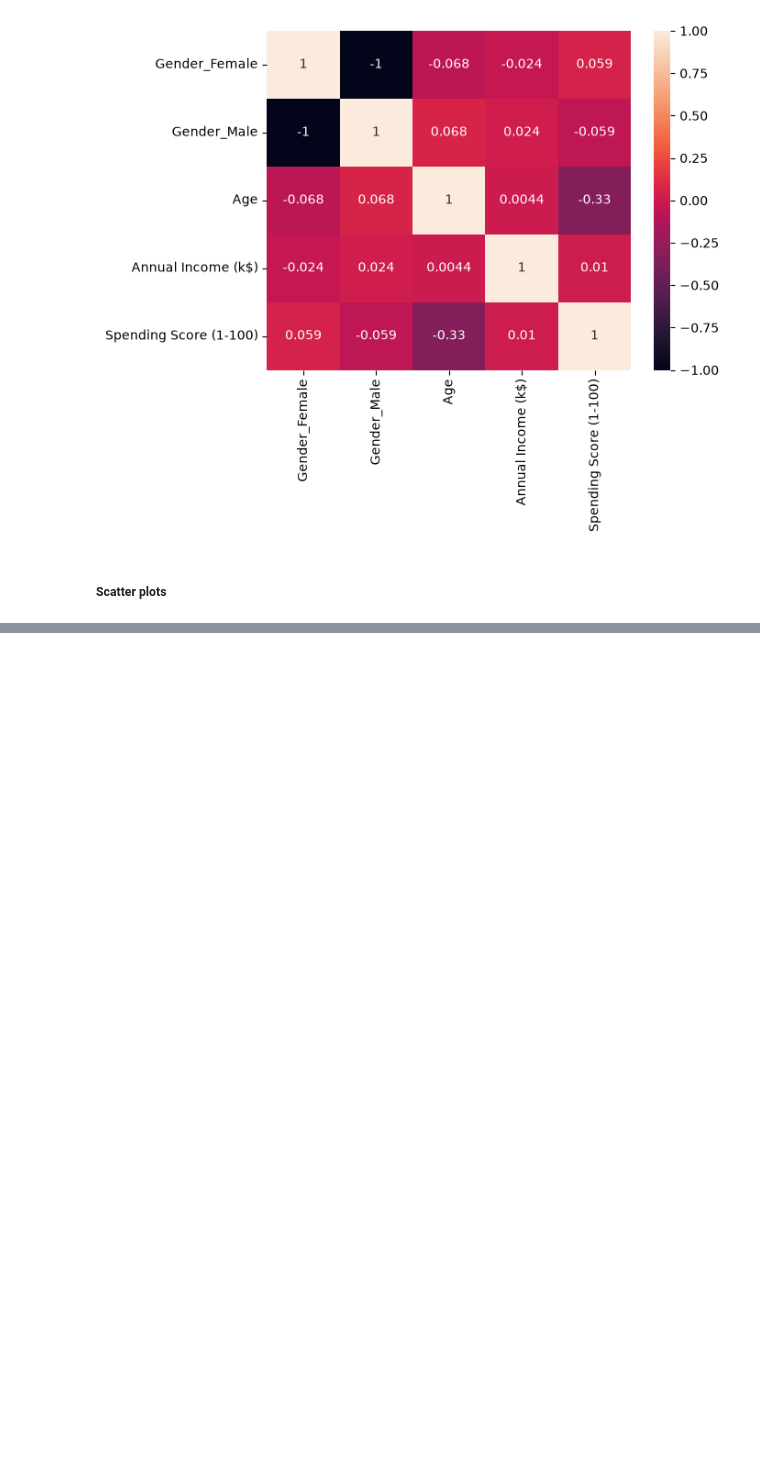
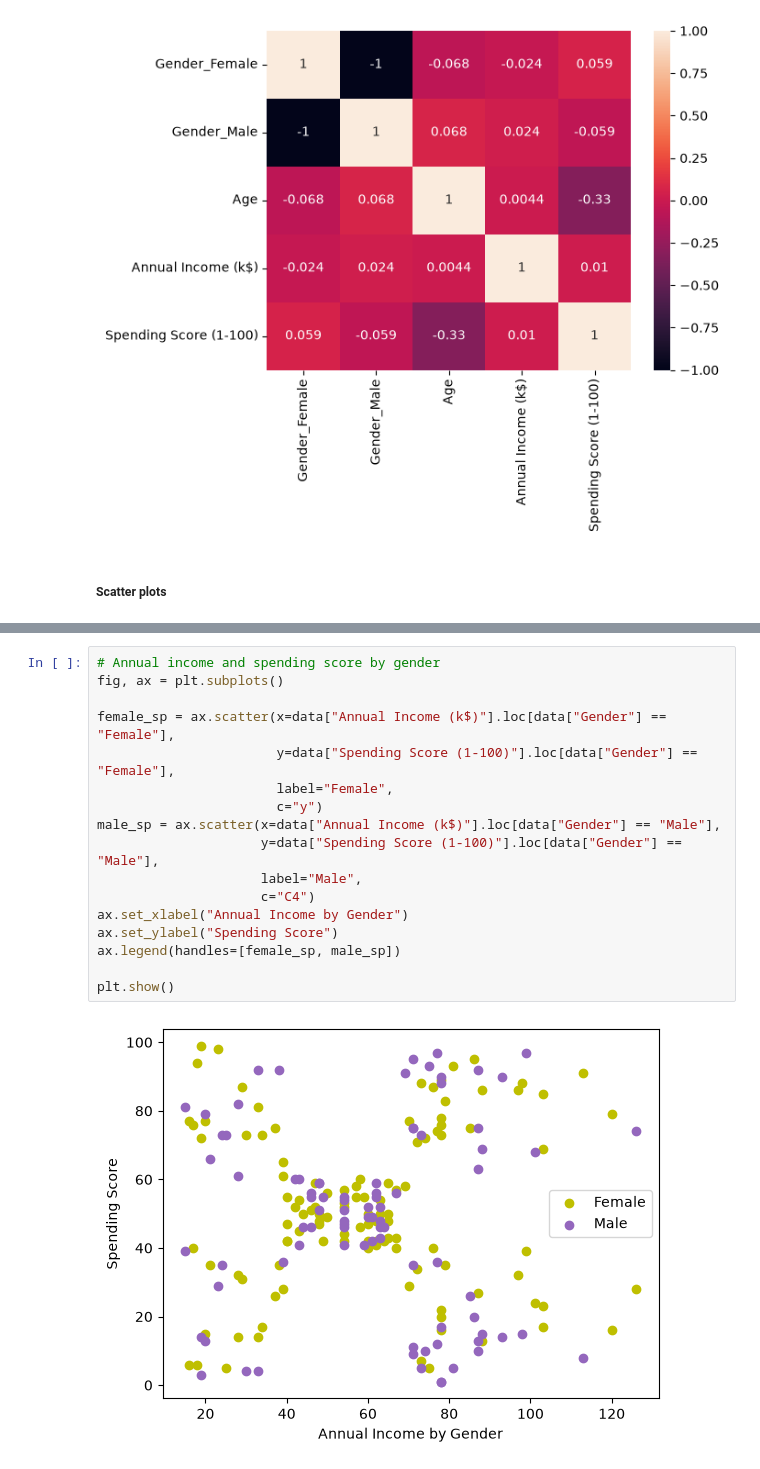
Before and after one commit to david-x1628/exercises, a Jupyter notebook: private_projects/customer_segmentation/customer_segmentation.ipynb, the cells around one changed output, grey strips where cells are left out. Saved outputs shown, nothing was run; the diff lists cells and outputs as text; blank space fills up the shorter version.

```diff
--- a/private_projects/customer_segmentation/customer_segmentation.ipynb
+++ b/private_projects/customer_segmentation/customer_segmentation.ipynb
@@ -164,0 +205,19 @@ plt.scatter(x=data["Annual Income (k$)"],
+# %%
+# Annual income and spending score by gender
+fig, ax = plt.subplots()
+
+female_sp = ax.scatter(x=data["Annual Income (k$)"].loc[data["Gender"] == "Female"],
+                       y=data["Spending Score (1-100)"].loc[data["Gender"] == "Female"],
+                       label="Female",
+                       c="y")
+male_sp = ax.scatter(x=data["Annual Income (k$)"].loc[data["Gender"] == "Male"],
+                     y=data["Spending Score (1-100)"].loc[data["Gender"] == "Male"],
+                     label="Male",
+                     c="C4")
+ax.set_xlabel("Annual Income by Gender")
+ax.set_ylabel("Spending Score")
+ax.legend(handles=[female_sp, male_sp])
+
+plt.show()
+# %% [output]
+[figure, added]
```
Also changed, not shown: parts of 15 cells of this notebook.
